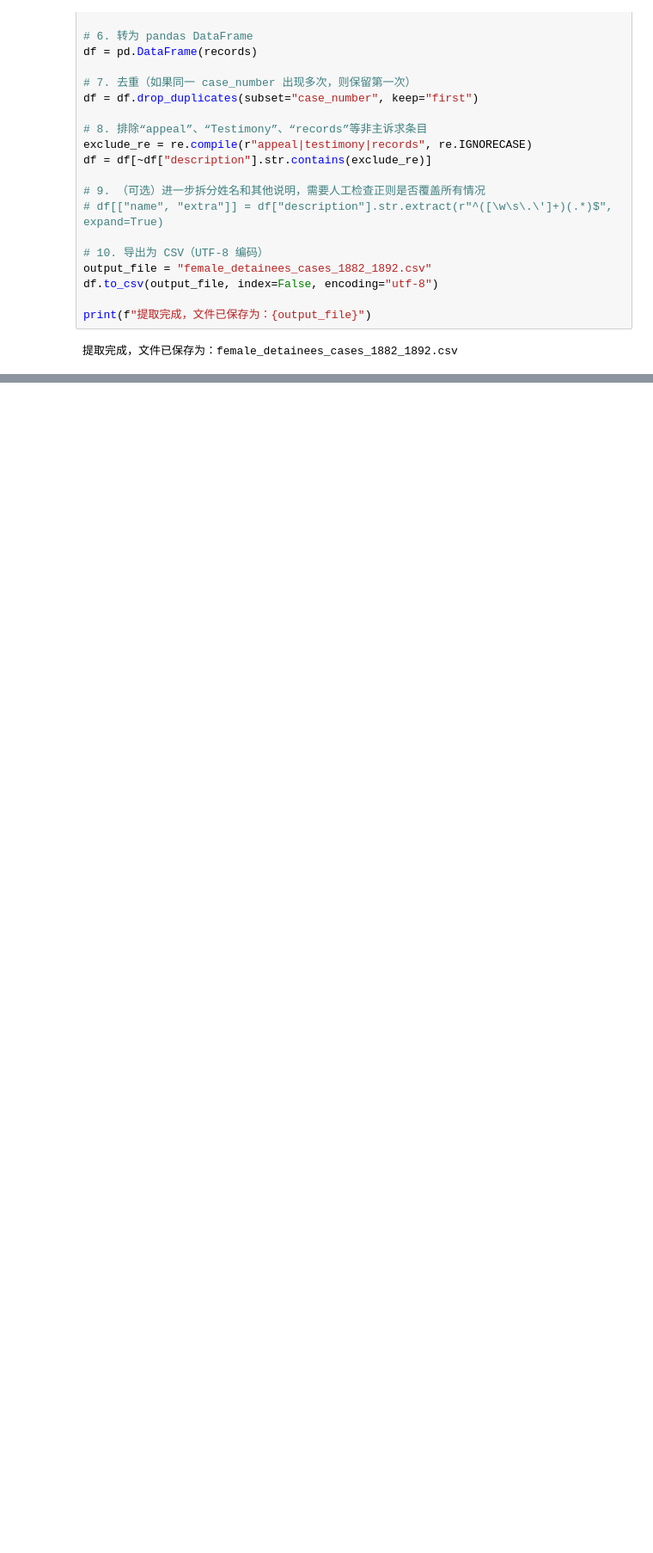
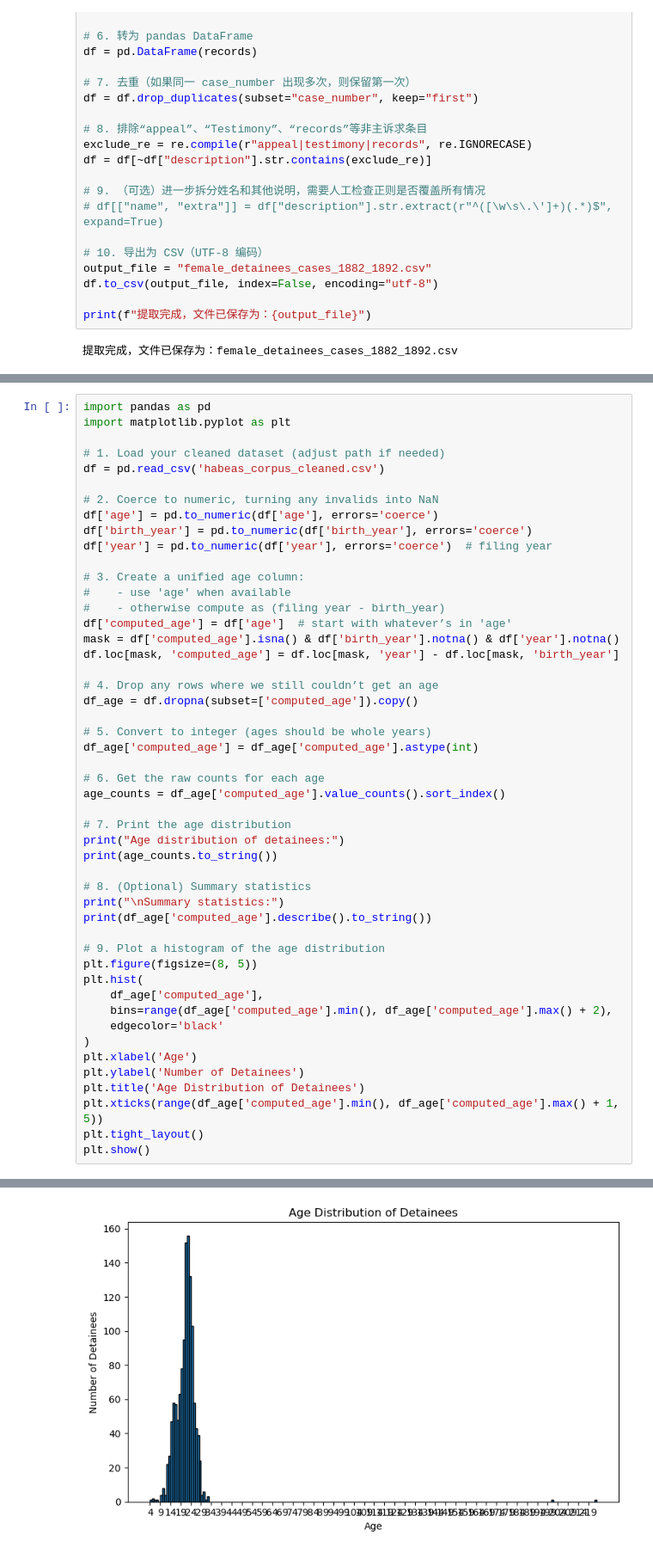
Before and after one commit to GHuangJiawen/huang-sp25-data-materials, a Jupyter notebook: week-12/huang-ai-coding-partner.ipynb, the cells around one changed output, grey strips where cells are left out. Shown at 86% size. Cells and saved outputs as stored; diff of their text form; blank space fills up the shorter version.

```diff
--- a/week-12/huang-ai-coding-partner.ipynb
+++ b/week-12/huang-ai-coding-partner.ipynb
@@ -64,0 +316,50 @@ print(f"提取完成，文件已保存为：{output_file}")
+# %%
+import pandas as pd
+import matplotlib.pyplot as plt
+
+# 1. Load your cleaned dataset (adjust path if needed)
+df = pd.read_csv('habeas_corpus_cleaned.csv')
+
+# 2. Coerce to numeric, turning any invalids into NaN
+df['age'] = pd.to_numeric(df['age'], errors='coerce')
+df['birth_year'] = pd.to_numeric(df['birth_year'], errors='coerce')
+df['year'] = pd.to_numeric(df['year'], errors='coerce')  # filing year
+
+# 3. Create a unified age column:
+#    - use 'age' when available
+#    - otherwise compute as (filing year - birth_year)
+df['computed_age'] = df['age']  # start with whatever’s in 'age'
+mask = df['computed_age'].isna() & df['birth_year'].notna() & df['year'].notna()
+df.loc[mask, 'computed_age'] = df.loc[mask, 'year'] - df.loc[mask, 'birth_year']
+
+# 4. Drop any rows where we still couldn’t get an age
+df_age = df.dropna(subset=['computed_age']).copy()
+
+# 5. Convert to integer (ages should be whole years)
+df_age['computed_age'] = df_age['computed_age'].astype(int)
+
+# 6. Get the raw counts for each age
+age_counts = df_age['computed_age'].value_counts().sort_index()
+
+# 7. Print the age distribution
+print("Age distribution of detainees:")
+print(age_counts.to_string())
+
+# 8. (Optional) Summary statistics
+print("\nSummary statistics:")
+print(df_age['computed_age'].describe().to_string())
+
+# 9. Plot a histogram of the age distribution
+plt.figure(figsize=(8, 5))
+plt.hist(
+    df_age['computed_age'],
+    bins=range(df_age['computed_age'].min(), df_age['computed_age'].max() + 2),
+    edgecolor='black'
+)
+plt.xlabel('Age')
+plt.ylabel('Number of Detainees')
+plt.title('Age Distribution of Detainees')
+plt.xticks(range(df_age['computed_age'].min(), df_age['computed_age'].max() + 1, 5))
+plt.tight_layout()
+plt.show()
+# %% [output]
@@ -64,0 +383 @@ print(f"提取完成，文件已保存为：{output_file}")
+[figure, added]
```
Also changed, not shown: parts of 10 cells of this notebook, 4 other files.
